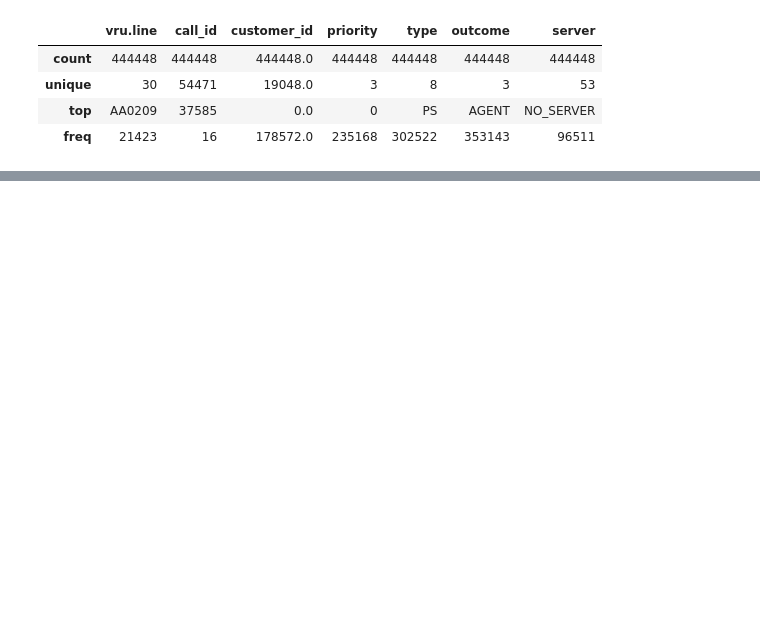
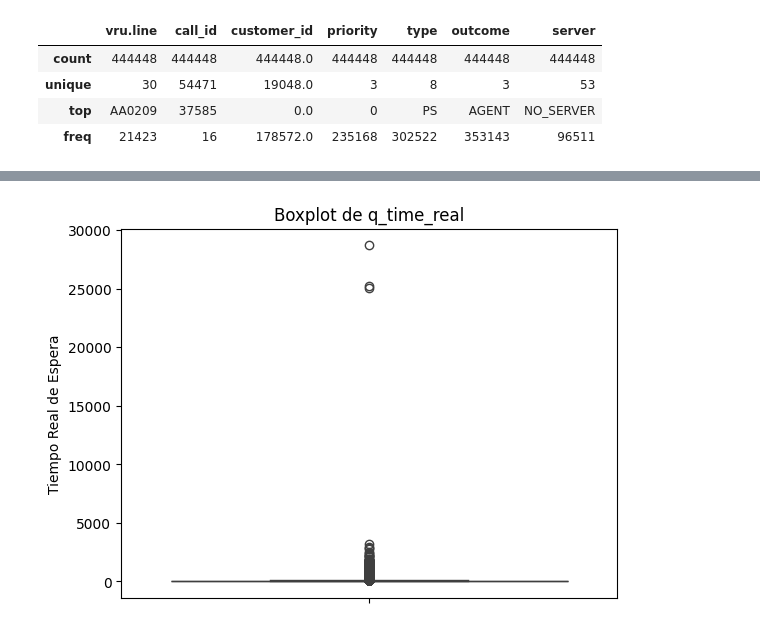
Before and after one commit to ASGuzman/Proyecto, a Jupyter notebook: Notebook.ipynb, the cells around one changed output, grey strips where cells are left out. Cells and saved outputs as stored; diff of their text form; code cells hidden in the pictures; blank space fills up the shorter version.

```diff
--- a/Notebook.ipynb
+++ b/Notebook.ipynb
@@ -151,0 +297,10 @@ print(archivo['call_id'].unique())
+# %%
+condiciones = [
+    (archivo['priority'] == 2),
+    (archivo['priority'] != 2)]
+
+valores = [np.maximum(archivo['q_time'] - 90, 0),
+    archivo['q_time'] ]
+
+archivo['q_time_real'] = np.select(condiciones, valores, default=0)
+archivo.head()
@@ -151,0 +315,7 @@ print(archivo['call_id'].unique())
+# %%
+sns.boxplot(data=archivo, y='q_time_real')
+plt.ylabel('Tiempo Real de Espera')
+plt.title('Boxplot de q_time_real')
+plt.show()
+# %% [output]
+[figure, added]
```
Also changed, not shown: parts of 42 cells of this notebook.
